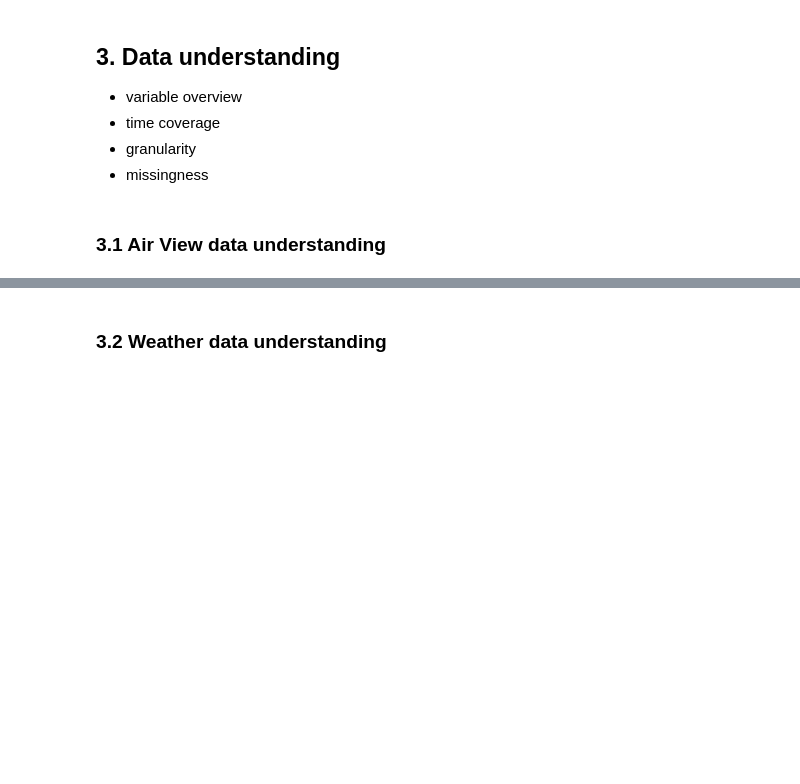
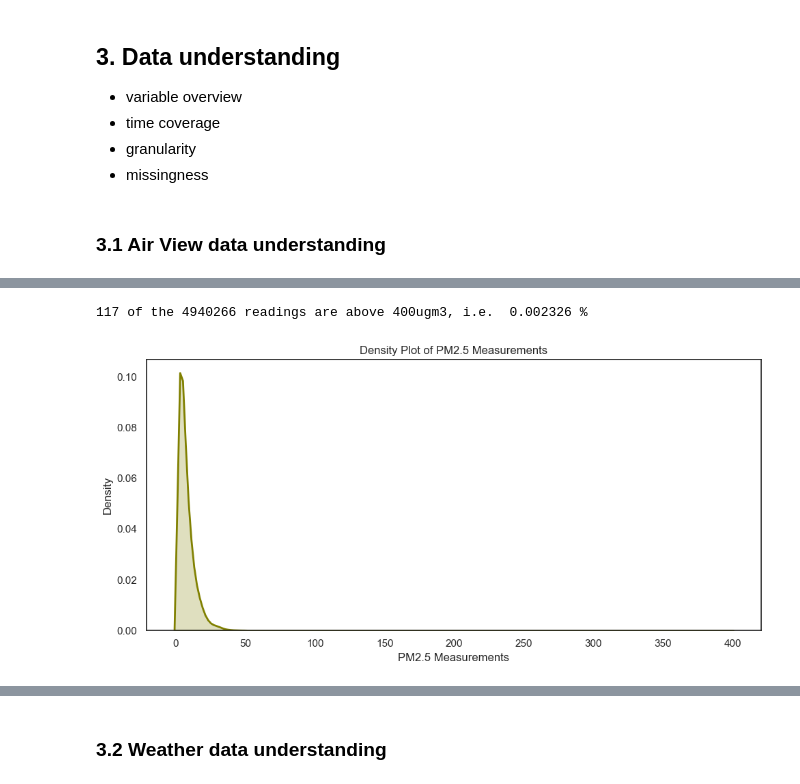
Before and after one commit to jako6f/dublin-air-quality-forecasting, a Jupyter notebook: notebooks/dublin_air_quality_forecasting.ipynb, the cells around one changed output, grey strips where cells are left out. Drawn from its saved outputs; the diff is of its cells as text; code cells hidden in the pictures; blank space fills up the shorter version.

```diff
--- a/notebooks/dublin_air_quality_forecasting.ipynb
+++ b/notebooks/dublin_air_quality_forecasting.ipynb
@@ -41,0 +229,21 @@ PM2.5 is used as the dependent variable because particulate matter is identified
+# %%
+#Outliers
+print(((df['PM25_ugm3'] > 400).sum()), "of the", ((df['PM25_ugm3'] > 0).sum()),
+      "readings are above 400ugm3, i.e. ", round(((df['PM25_ugm3'] > 400).mean() * 100),6), "%")
+# %% [output]
+117 of the 4940266 readings are above 400ugm3, i.e.  0.002326 %
+# %%
+#Removing them
+df_clean = df[df['PM25_ugm3'] <= 400].dropna()
+
+plt.figure(figsize=(10,5))
+sns.kdeplot(df_clean['PM25_ugm3'], fill=True, color='olive', linewidth=2)
+
+plt.xlabel('PM2.5 Measurements')
+plt.ylabel('Density')
+plt.title('Density Plot of PM2.5 Measurements')
+
+plt.tight_layout()
+plt.show()
+# %% [output]
+[figure, added]
```
Also changed, not shown: parts of 23 cells of this notebook, 1 other file.
